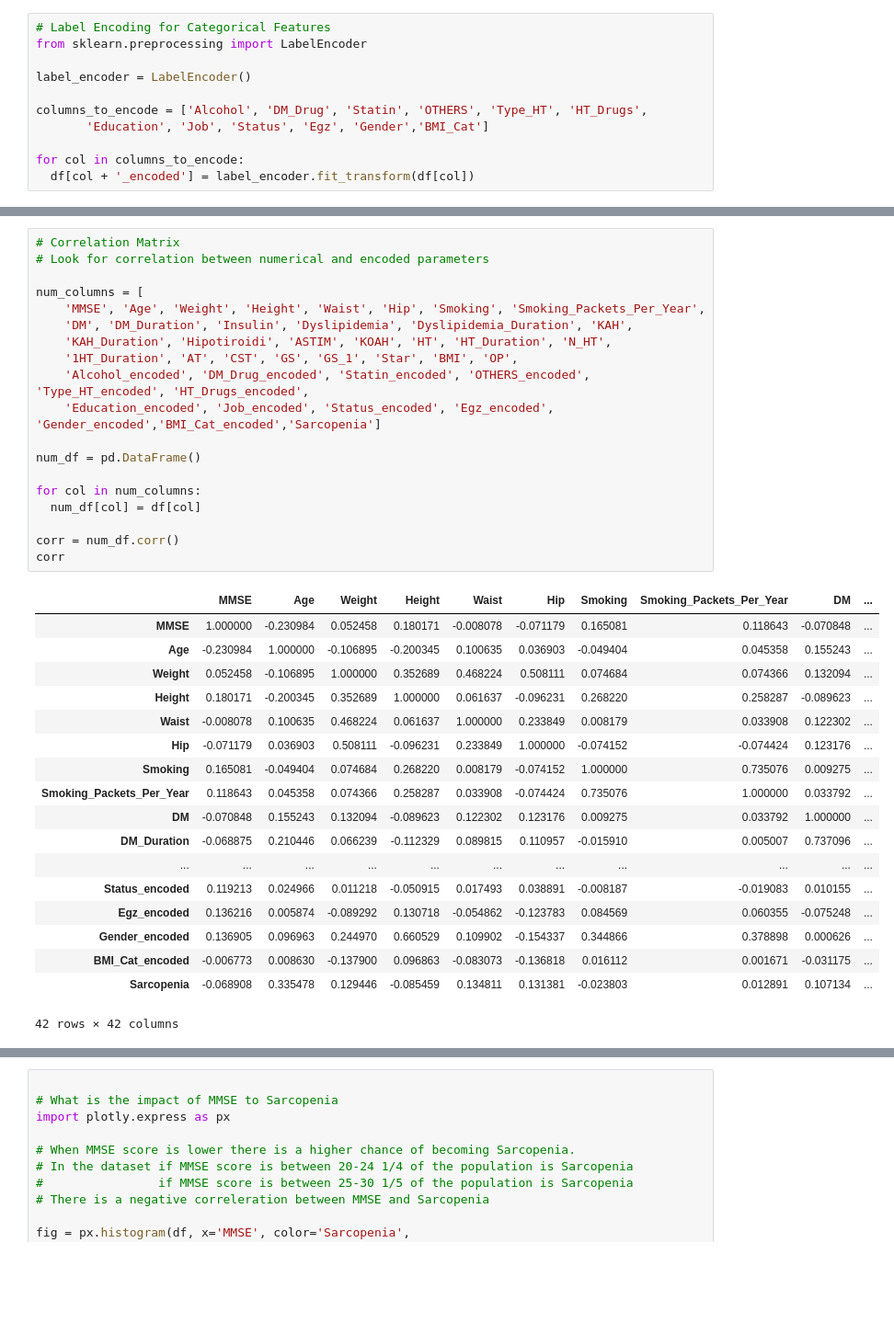
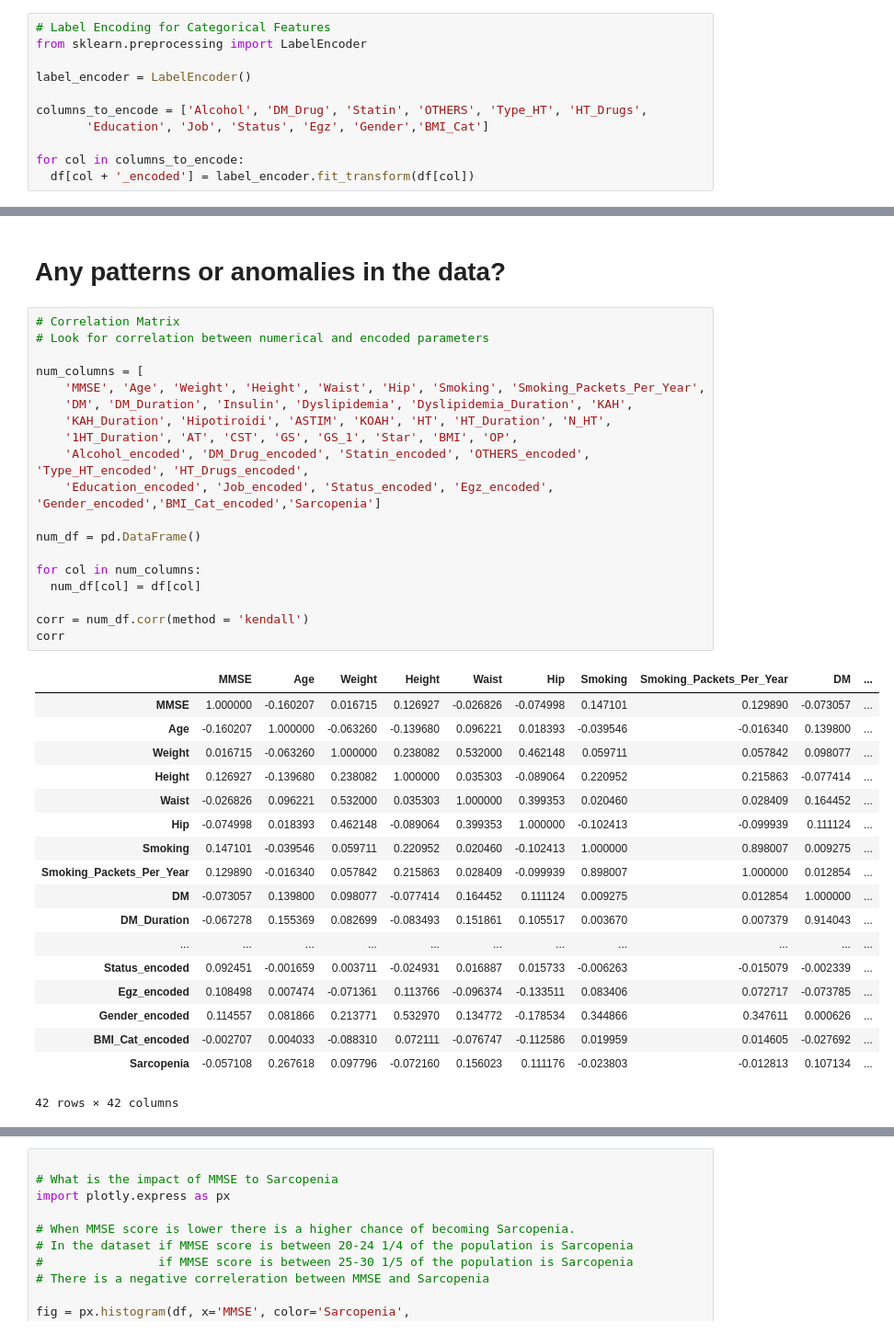
Before and after one commit to akutayaydin/Medical-Sarcopenia-Model, a Jupyter notebook: Sarcopenia_Model_vfinal.ipynb, the cells around one changed output, grey strips where cells are left out. Shown at 92% size. Saved outputs shown, nothing was run; the diff lists cells and outputs as text; blank space fills up the shorter version.

```diff
--- a/Sarcopenia_Model_vfinal.ipynb
+++ b/Sarcopenia_Model_vfinal.ipynb
@@ -192,38 +211,40 @@ for col in columns_to_encode:
+# %% [markdown]
+# Any patterns or anomalies in the data?
 # %%
 # Correlation Matrix
 # Look for correlation between numerical and encoded parameters
 
 num_columns = [
     'MMSE', 'Age', 'Weight', 'Height', 'Waist', 'Hip', 'Smoking', 'Smoking_Packets_Per_Year',
     'DM', 'DM_Duration', 'Insulin', 'Dyslipidemia', 'Dyslipidemia_Duration', 'KAH',
     'KAH_Duration', 'Hipotiroidi', 'ASTIM', 'KOAH', 'HT', 'HT_Duration', 'N_HT',
     '1HT_Duration', 'AT', 'CST', 'GS', 'GS_1', 'Star', 'BMI', 'OP',
     'Alcohol_encoded', 'DM_Drug_encoded', 'Statin_encoded', 'OTHERS_encoded', 'Type_HT_encoded', 'HT_Drugs_encoded',
     'Education_encoded', 'Job_encoded', 'Status_encoded', 'Egz_encoded', 'Gender_encoded','BMI_Cat_encoded','Sarcopenia']
 
 num_df = pd.DataFrame()
 
 for col in num_columns:
   num_df[col] = df[col]
 
-corr = num_df.corr()
+corr = num_df.corr(method = 'kendall')
 corr
 # %% [output]
 |  | MMSE | Age | Weight | Height | Waist | Hip | Smoking | Smoking_Packets_Per_Year | DM | ... |
-| MMSE | 1.000000 | -0.230984 | 0.052458 | 0.180171 | -0.008078 | -0.071179 | 0.165081 | 0.118643 | -0.070848 | ... |
-| Age | -0.230984 | 1.000000 | -0.106895 | -0.200345 | 0.100635 | 0.036903 | -0.049404 | 0.045358 | 0.155243 | ... |
-| Weight | 0.052458 | -0.106895 | 1.000000 | 0.352689 | 0.468224 | 0.508111 | 0.074684 | 0.074366 | 0.132094 | ... |
-| Height | 0.180171 | -0.200345 | 0.352689 | 1.000000 | 0.061637 | -0.096231 | 0.268220 | 0.258287 | -0.089623 | ... |
-| Waist | -0.008078 | 0.100635 | 0.468224 | 0.061637 | 1.000000 | 0.233849 | 0.008179 | 0.033908 | 0.122302 | ... |
-| Hip | -0.071179 | 0.036903 | 0.508111 | -0.096231 | 0.233849 | 1.000000 | -0.074152 | -0.074424 | 0.123176 | ... |
-| Smoking | 0.165081 | -0.049404 | 0.074684 | 0.268220 | 0.008179 | -0.074152 | 1.000000 | 0.735076 | 0.009275 | ... |
-| Smoking_Packets_Per_Year | 0.118643 | 0.045358 | 0.074366 | 0.258287 | 0.033908 | -0.074424 | 0.735076 | 1.000000 | 0.033792 | ... |
-| DM | -0.070848 | 0.155243 | 0.132094 | -0.089623 | 0.122302 | 0.123176 | 0.009275 | 0.033792 | 1.000000 | ... |
-| DM_Duration | -0.068875 | 0.210446 | 0.066239 | -0.112329 | 0.089815 | 0.110957 | -0.015910 | 0.005007 | 0.737096 | ... |
+| MMSE | 1.000000 | -0.160207 | 0.016715 | 0.126927 | -0.026826 | -0.074998 | 0.147101 | 0.129890 | -0.073057 | ... |
+| Age | -0.160207 | 1.000000 | -0.063260 | -0.139680 | 0.096221 | 0.018393 | -0.039546 | -0.016340 | 0.139800 | ... |
+| Weight | 0.016715 | -0.063260 | 1.000000 | 0.238082 | 0.532000 | 0.462148 | 0.059711 | 0.057842 | 0.098077 | ... |
+| Height | 0.126927 | -0.139680 | 0.238082 | 1.000000 | 0.035303 | -0.089064 | 0.220952 | 0.215863 | -0.077414 | ... |
+| Waist | -0.026826 | 0.096221 | 0.532000 | 0.035303 | 1.000000 | 0.399353 | 0.020460 | 0.028409 | 0.164452 | ... |
+| Hip | -0.074998 | 0.018393 | 0.462148 | -0.089064 | 0.399353 | 1.000000 | -0.102413 | -0.099939 | 0.111124 | ... |
+| Smoking | 0.147101 | -0.039546 | 0.059711 | 0.220952 | 0.020460 | -0.102413 | 1.000000 | 0.898007 | 0.009275 | ... |
+| Smoking_Packets_Per_Year | 0.129890 | -0.016340 | 0.057842 | 0.215863 | 0.028409 | -0.099939 | 0.898007 | 1.000000 | 0.012854 | ... |
+| DM | -0.073057 | 0.139800 | 0.098077 | -0.077414 | 0.164452 | 0.111124 | 0.009275 | 0.012854 | 1.000000 | ... |
+| DM_Duration | -0.067278 | 0.155369 | 0.082699 | -0.083493 | 0.151861 | 0.105517 | 0.003670 | 0.007379 | 0.914043 | ... |
 | ... | ... | ... | ... | ... | ... | ... | ... | ... | ... | ... |
-| Status_encoded | 0.119213 | 0.024966 | 0.011218 | -0.050915 | 0.017493 | 0.038891 | -0.008187 | -0.019083 | 0.010155 | ... |
-| Egz_encoded | 0.136216 | 0.005874 | -0.089292 | 0.130718 | -0.054862 | -0.123783 | 0.084569 | 0.060355 | -0.075248 | ... |
-| Gender_encoded | 0.136905 | 0.096963 | 0.244970 | 0.660529 | 0.109902 | -0.154337 | 0.344866 | 0.378898 | 0.000626 | ... |
-| BMI_Cat_encoded | -0.006773 | 0.008630 | -0.137900 | 0.096863 | -0.083073 | -0.136818 | 0.016112 | 0.001671 | -0.031175 | ... |
-| Sarcopenia | -0.068908 | 0.335478 | 0.129446 | -0.085459 | 0.134811 | 0.131381 | -0.023803 | 0.012891 | 0.107134 | ... |
+| Status_encoded | 0.092451 | -0.001659 | 0.003711 | -0.024931 | 0.016887 | 0.015733 | -0.006263 | -0.015079 | -0.002339 | ... |
+| Egz_encoded | 0.108498 | 0.007474 | -0.071361 | 0.113766 | -0.096374 | -0.133511 | 0.083406 | 0.072717 | -0.073785 | ... |
+| Gender_encoded | 0.114557 | 0.081866 | 0.213771 | 0.532970 | 0.134772 | -0.178534 | 0.344866 | 0.347611 | 0.000626 | ... |
+| BMI_Cat_encoded | -0.002707 | 0.004033 | -0.088310 | 0.072111 | -0.076747 | -0.112586 | 0.019959 | 0.014605 | -0.027692 | ... |
+| Sarcopenia | -0.057108 | 0.267618 | 0.097796 | -0.072160 | 0.156023 | 0.111176 | -0.023803 | -0.012813 | 0.107134 | ... |
 42 rows × 42 columns
```
Also changed, not shown: parts of 56 cells of this notebook.
